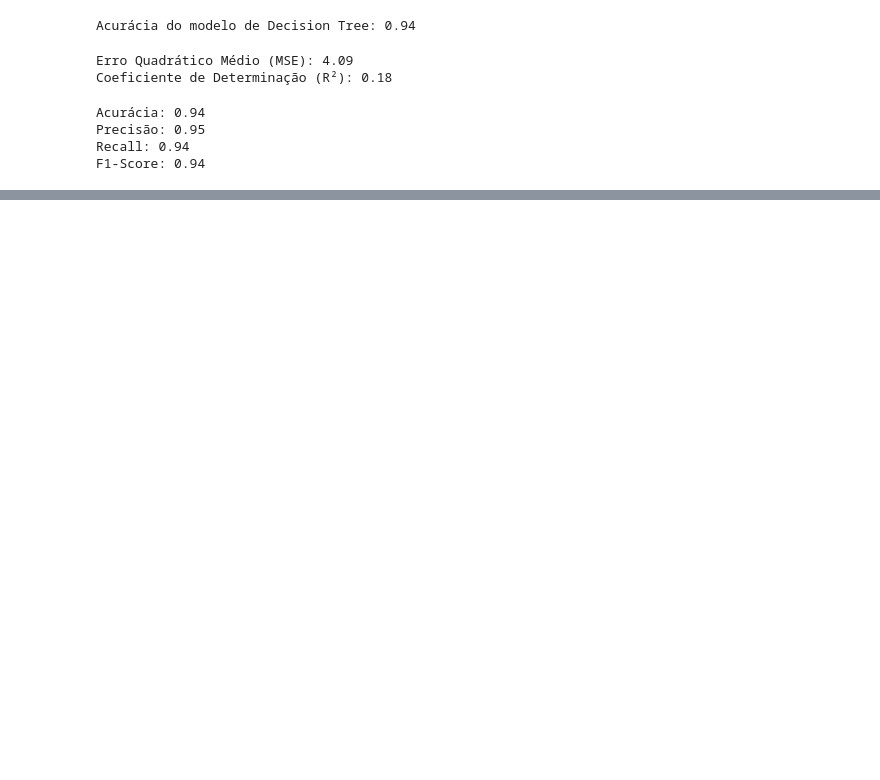
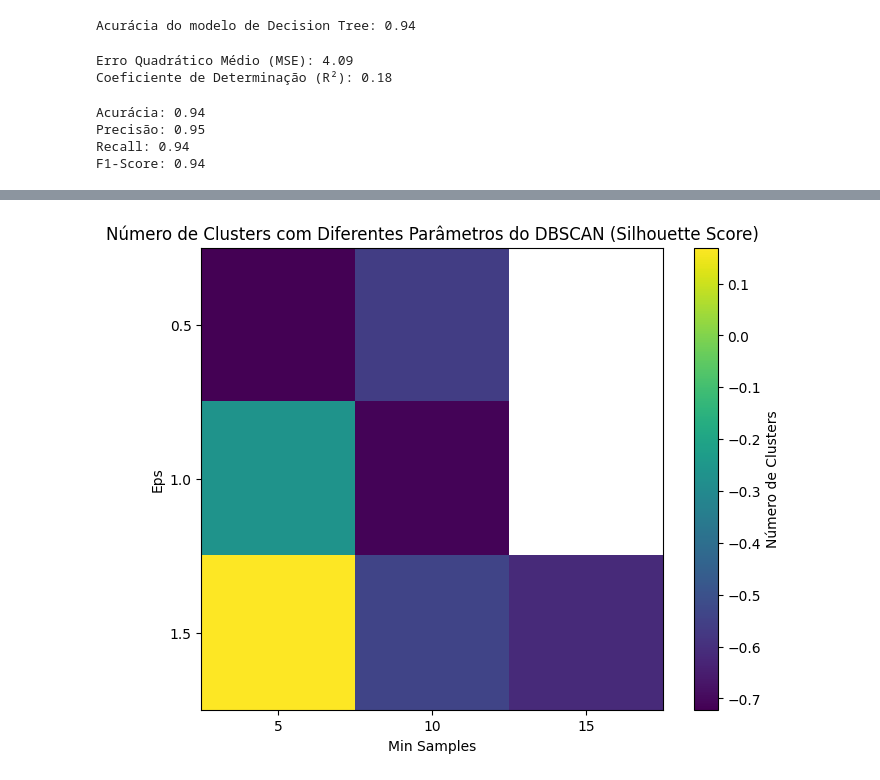
Before and after one commit to claraferreirabatista/30000-spotify-songs-machine-learning-popularidade, a Jupyter notebook: 6_DBSCAN.ipynb, the cells around one changed output, grey strips where cells are left out. Saved outputs shown, nothing was run; the diff lists cells and outputs as text; code cells hidden in the pictures; blank space fills up the shorter version.

```diff
--- a/6_DBSCAN.ipynb
+++ b/6_DBSCAN.ipynb
@@ -476,0 +538,29 @@ F1-Score: 0.94
+# %%
+# Valores de eps e min_samples
+eps_values = [0.5, 1.0, 1.5]
+min_samples_values = [5, 10, 15]
+
+# Resultados do silhouette score para diferentes configurações
+silhouette_scores = np.array([
+    [-0.7218283414840698, -0.5611693263053894, np.nan],
+    [-0.26255282759666443, -0.7141450047492981, np.nan],
+    [0.16923853754997253, -0.5394435524940491, -0.614709734916687]
+])
+
+# Melhor silhouette score e parâmetros correspondentes
+best_score = 0.16923853754997253
+best_eps = 1.5
+best_min_samples = 5
+
+# Plotando o mapa de calor para os resultados do silhouette score
+plt.figure(figsize=(8, 6))
+plt.imshow(silhouette_scores, cmap='viridis', interpolation='nearest')
+plt.colorbar(label='Número de Clusters')
+plt.xticks(np.arange(len(min_samples_values)), min_samples_values)
+plt.yticks(np.arange(len(eps_values)), eps_values)
+plt.xlabel('Min Samples')
+plt.ylabel('Eps')
+plt.title('Número de Clusters com Diferentes Parâmetros do DBSCAN (Silhouette Score)')
+plt.show()
+# %% [output]
+[figure, added]
```
Also changed, not shown: parts of 5 cells of this notebook.
